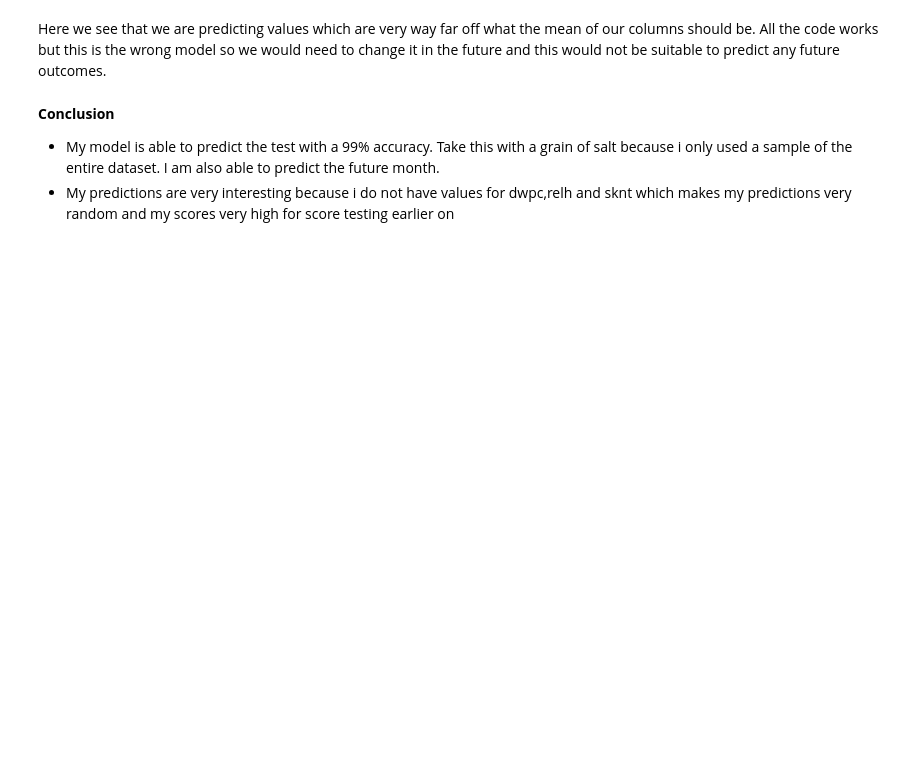
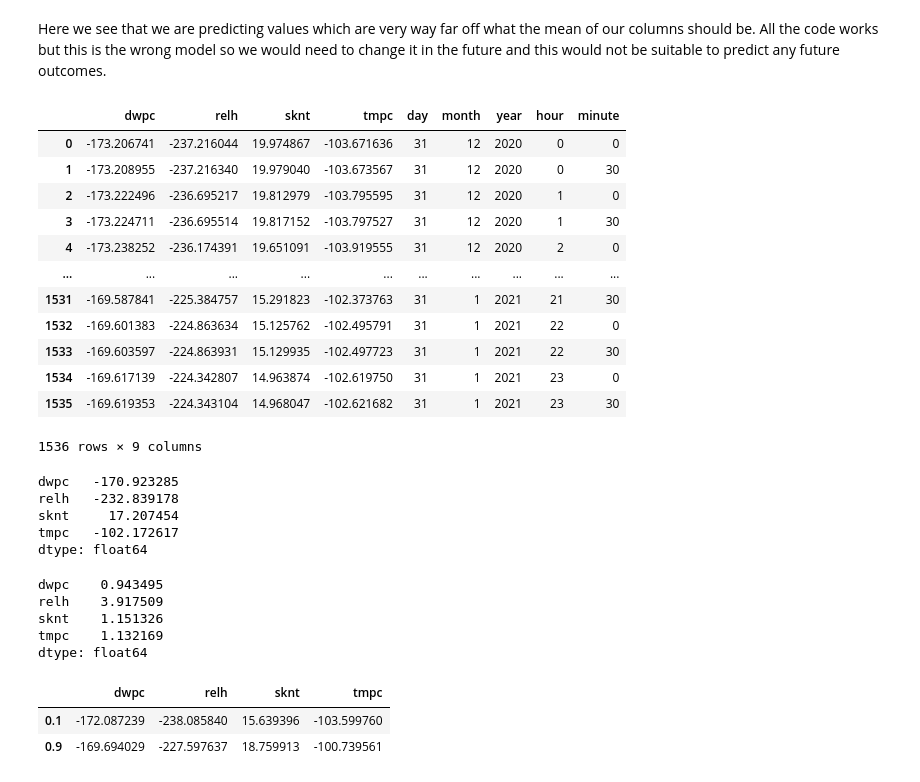
Before and after one commit to timtamjamlamb/MSA-2022-Phase, a Jupyter notebook: data/MSA 2022 Phase 2 Data Science final.ipynb, the cells around one changed output. Saved outputs shown, nothing was run; the diff lists cells and outputs as text; code cells hidden in the pictures; blank space fills up the shorter version.

```diff
--- a/data/MSA 2022 Phase 2 Data Science final.ipynb
+++ b/data/MSA 2022 Phase 2 Data Science final.ipynb
@@ -371,8 +375,42 @@ array([[-173.20674059, -237.21604377,   19.97486652, -103.67163556],
 # %% [markdown]
 Here we see that we are predicting values which are very way far off what the mean of our columns should be.
 All the code works but this is the wrong model so we would need to change it in the future and this would not be suitable to predict any future outcomes.
-# %% [markdown]
-**Conclusion**
-
-*   My model is able to predict the test with a 99% accuracy. Take this with a grain of salt because i only used a sample of the entire dataset. I am also able to predict the future month.
-*   My predictions are very interesting because i do not have values for dwpc,relh and sknt which makes my predictions very random and my scores very high for score testing earlier on
+# %%
+final_df = predicted_df.join(prediction_df)
+final_df
+# %% [output]
+|  | dwpc | relh | sknt | tmpc | day | month | year | hour | minute |
+| 0 | -173.206741 | -237.216044 | 19.974867 | -103.671636 | 31 | 12 | 2020 | 0 | 0 |
+| 1 | -173.208955 | -237.216340 | 19.979040 | -103.673567 | 31 | 12 | 2020 | 0 | 30 |
+| 2 | -173.222496 | -236.695217 | 19.812979 | -103.795595 | 31 | 12 | 2020 | 1 | 0 |
+| 3 | -173.224711 | -236.695514 | 19.817152 | -103.797527 | 31 | 12 | 2020 | 1 | 30 |
+| 4 | -173.238252 | -236.174391 | 19.651091 | -103.919555 | 31 | 12 | 2020 | 2 | 0 |
+| ... | ... | ... | ... | ... | ... | ... | ... | ... | ... |
+| 1531 | -169.587841 | -225.384757 | 15.291823 | -102.373763 | 31 | 1 | 2021 | 21 | 30 |
+| 1532 | -169.601383 | -224.863634 | 15.125762 | -102.495791 | 31 | 1 | 2021 | 22 | 0 |
+| 1533 | -169.603597 | -224.863931 | 15.129935 | -102.497723 | 31 | 1 | 2021 | 22 | 30 |
+| 1534 | -169.617139 | -224.342807 | 14.963874 | -102.619750 | 31 | 1 | 2021 | 23 | 0 |
+| 1535 | -169.619353 | -224.343104 | 14.968047 | -102.621682 | 31 | 1 | 2021 | 23 | 30 |
+1536 rows × 9 columns
+# %%
+final_df[["dwpc","relh","sknt","tmpc"]].mean()
+# %% [output]
+dwpc   -170.923285
+relh   -232.839178
+sknt     17.207454
+tmpc   -102.172617
+dtype: float64
+# %%
+final_df[["dwpc","relh","sknt","tmpc"]].std()
+# %% [output]
+dwpc    0.943495
+relh    3.917509
+sknt    1.151326
+tmpc    1.132169
+dtype: float64
+# %%
+final_df[["dwpc","relh","sknt","tmpc"]].quantile([.1, .9])
+# %% [output]
+|  | dwpc | relh | sknt | tmpc |
+| 0.1 | -172.087239 | -238.085840 | 15.639396 | -103.599760 |
+| 0.9 | -169.694029 | -227.597637 | 18.759913 | -100.739561 |
```
Also changed, not shown: parts of 9 cells of this notebook.
